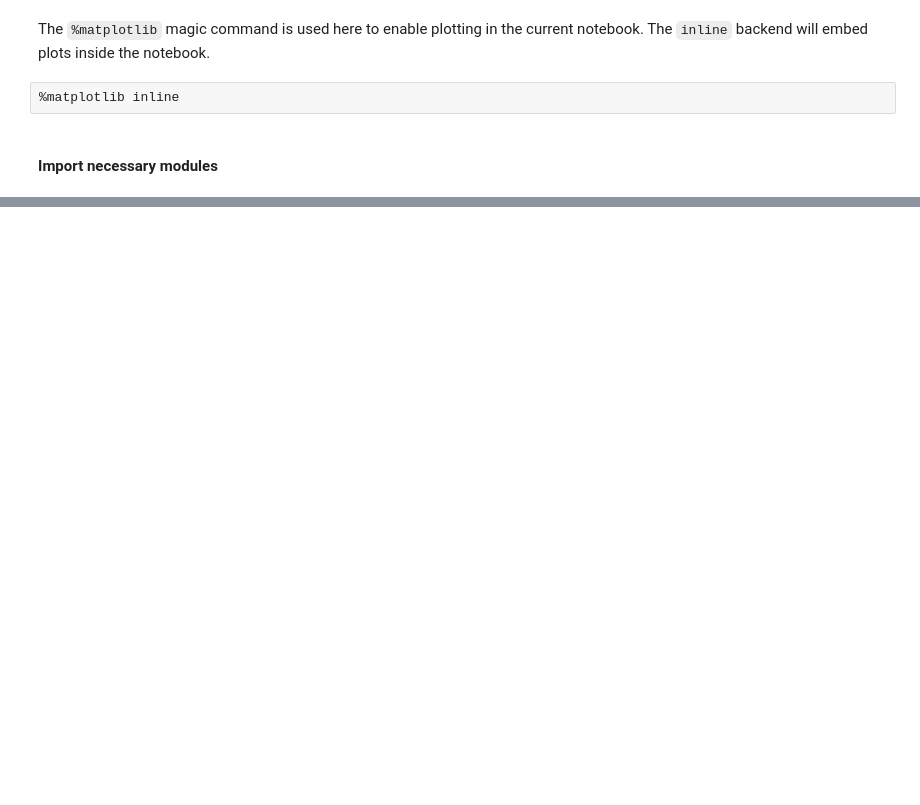
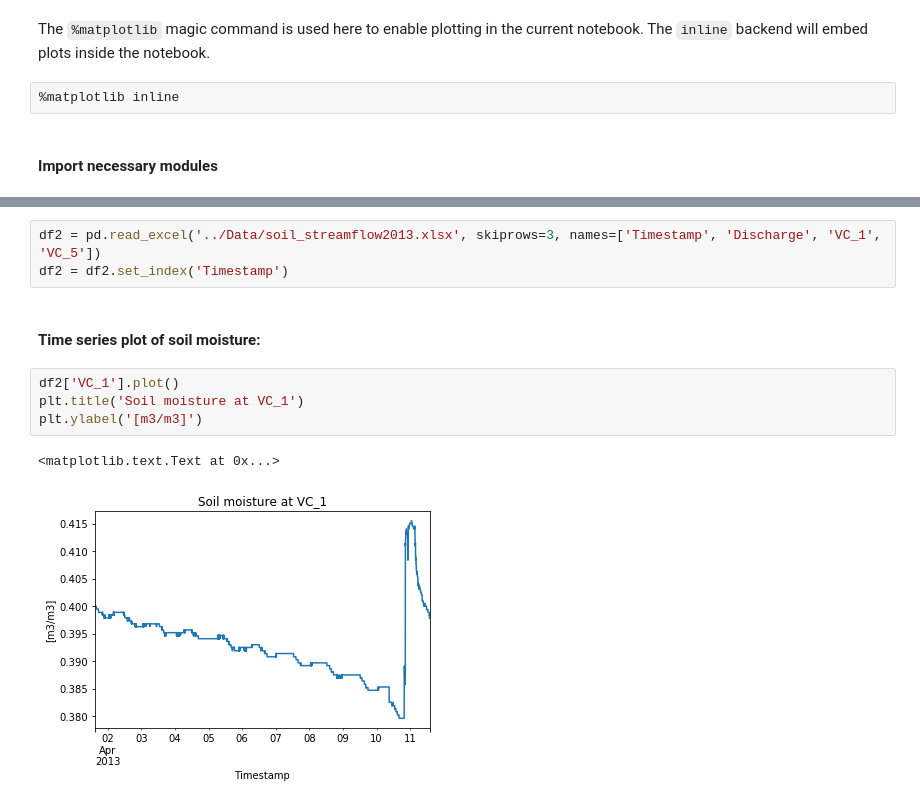
Before and after one commit to XiaogangHe/Princeton-CEE306, a Jupyter notebook: Assignment-05/PyScripts/Assignment-05.ipynb, the cells around one changed output, grey strips where cells are left out. Saved outputs shown, nothing was run; the diff lists cells and outputs as text; blank space fills up the shorter version.

```diff
--- a/Assignment-05/PyScripts/Assignment-05.ipynb
+++ b/Assignment-05/PyScripts/Assignment-05.ipynb
@@ -204,0 +62,12 @@ plt.suptitle('');
+# %%
+df2 = pd.read_excel('../Data/soil_streamflow2013.xlsx', skiprows=3, names=['Timestamp', 'Discharge', 'VC_1', 'VC_5'])
+df2 = df2.set_index('Timestamp')
+# %% [markdown]
+#### Time series plot of soil moisture:
+# %%
+df2['VC_1'].plot()
+plt.title('Soil moisture at VC_1')
+plt.ylabel('[m3/m3]')
+# %% [output]
+<matplotlib.text.Text at 0x...>
+[figure, added]
```
Also changed, not shown: parts of 37 cells of this notebook.
